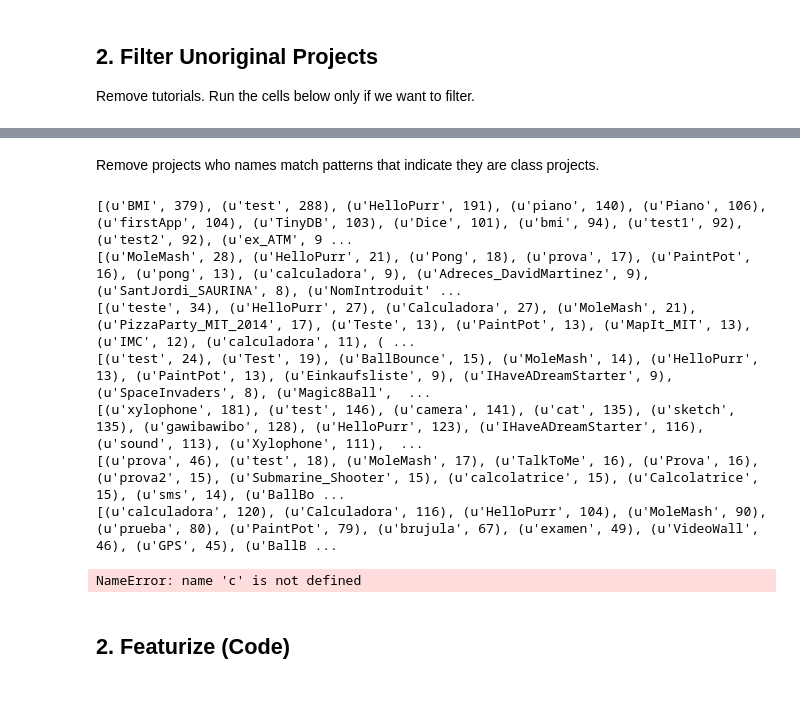
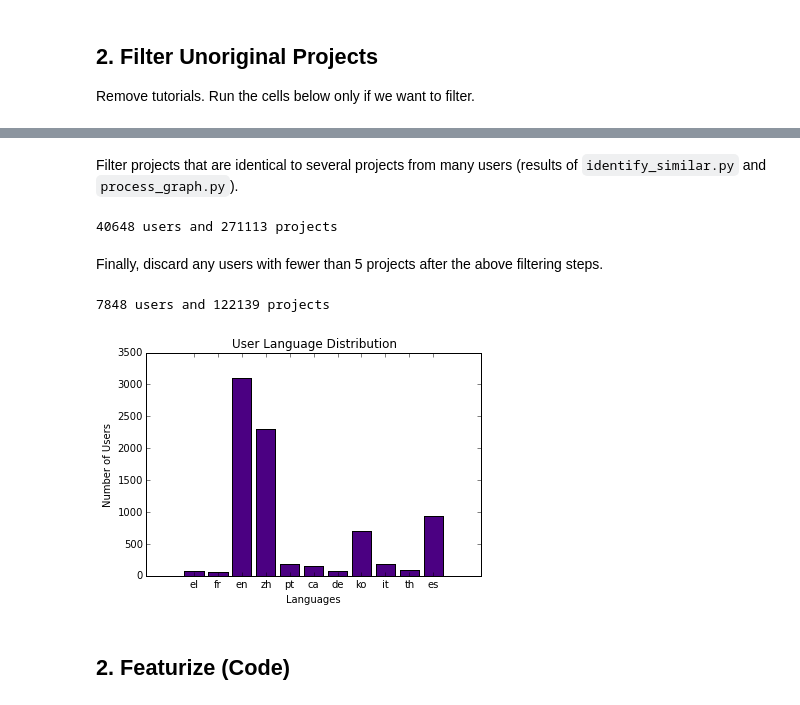
Before and after one commit to sravanareddy/appinventor, a Jupyter notebook: CodeLangClassify.ipynb, the cells around one changed output, grey strips where cells are left out. Cells and saved outputs as stored; diff of their text form; code cells hidden in the pictures.

Commit message:
filtering and classification code modifications

```diff
--- a/CodeLangClassify.ipynb
+++ b/CodeLangClassify.ipynb
@@ -100,39 +87,26 @@ Remove projects judged to be unoriginal by Eni's method. Run the cell below only
+# %% [markdown]
+Filter projects that are identical to several projects from many users (results of `identify_similar.py` and `process_graph.py`).
 # %%
-originals = ujson.load(open('user_original_projects.json'))
-blockcounts = user_project_filter(blockcounts, originals)
-othercounts = user_project_filter(othercounts, originals)
+hypnontutorials = ujson.load(open('user_hypnontutorial_projects.json'))
+blockcounts = user_project_filter(blockcounts, hypnontutorials)
+othercounts = user_project_filter(othercounts, hypnontutorials)
+print_datastats(blockcounts)
+# %% [output]
+40648 users and 271113 projects
-# %% [markdown]
-Remove projects who names match patterns that indicate they are class projects.
-# %%
-def most_common_names_by_lang(lang):
-    c = Counter()
-    for user in lang_users[lang]:
-        for projectname in projectnames[user]:
-            c[projectname.split('_', 2)[-1]]+=1
-    return c.most_common(50)
-
-for lang in ['zh', 'ca', 'pt', 'de', 'ko', 'it', 'es']:
-    print most_common_names_by_lang(lang)
-
-zh_examples = [entry for entry in c if 'ex_' in entry and c[entry] > 100]
-pt_examples = ['Calculadora', 'calculadora', 'DataEHora', 'Lista']
-ca_examples = ['CercleVersusPunt', 'Adreces_DavidMartinez', 'NomIntroduit', 'TallersSanJordi']
-de_examples = ['Taschenrechner', 'Einkaufsliste', 'Mehrwertsteuer',  'ZufallsgeneratorLayout']
-ko_examples = ['gawibawibo', 'ParisMapTour']
-it_examples = ['calcolatrice', 'traduttore']
-es_examples = ['prueba', 'brujula', 'examen', 'accelerometro', u'adivina_numero', 'Proyecto', 'Xilofono']
-
-lang_tutorials = set(zh_examples + pt_examples + ca_examples + de_examples + ko_examples + it_examples + es_examples)
-print len(lang_tutorials)
-# %% [output]
-[(u'BMI', 379), (u'test', 288), (u'HelloPurr', 191), (u'piano', 140), (u'Piano', 106), (u'firstApp', 104), (u'TinyDB', 103), (u'Dice', 101), (u'bmi', 94), (u'test1', 92), (u'test2', 92), (u'ex_ATM', 9 ...
-[(u'MoleMash', 28), (u'HelloPurr', 21), (u'Pong', 18), (u'prova', 17), (u'PaintPot', 16), (u'pong', 13), (u'calculadora', 9), (u'Adreces_DavidMartinez', 9), (u'SantJordi_SAURINA', 8), (u'NomIntroduit' ...
-[(u'teste', 34), (u'HelloPurr', 27), (u'Calculadora', 27), (u'MoleMash', 21), (u'PizzaParty_MIT_2014', 17), (u'Teste', 13), (u'PaintPot', 13), (u'MapIt_MIT', 13), (u'IMC', 12), (u'calculadora', 11), ( ...
-[(u'test', 24), (u'Test', 19), (u'BallBounce', 15), (u'MoleMash', 14), (u'HelloPurr', 13), (u'PaintPot', 13), (u'Einkaufsliste', 9), (u'IHaveADreamStarter', 9), (u'SpaceInvaders', 8), (u'Magic8Ball',  ...
-[(u'xylophone', 181), (u'test', 146), (u'camera', 141), (u'cat', 135), (u'sketch', 135), (u'gawibawibo', 128), (u'HelloPurr', 123), (u'IHaveADreamStarter', 116), (u'sound', 113), (u'Xylophone', 111),  ...
-[(u'prova', 46), (u'test', 18), (u'MoleMash', 17), (u'TalkToMe', 16), (u'Prova', 16), (u'prova2', 15), (u'Submarine_Shooter', 15), (u'calcolatrice', 15), (u'Calcolatrice', 15), (u'sms', 14), (u'BallBo ...
-[(u'calculadora', 120), (u'Calculadora', 116), (u'HelloPurr', 104), (u'MoleMash', 90), (u'prueba', 80), (u'PaintPot', 79), (u'brujula', 67), (u'examen', 49), (u'VideoWall', 46), (u'GPS', 45), (u'BallB ...
-NameError: name 'c' is not defined
+# %% [markdown]
+Finally, discard any users with fewer than 5 projects after the above filtering steps.
+# %%
+blockcounts = {user: blockcounts[user] for user in blockcounts if len(blockcounts[user])>=10}
+othercounts = {user: othercounts[user] for user in othercounts if len(othercounts[user])>=10}
+print_datastats(blockcounts)
+
+filtered_lang_users = {}
+for lang in lang_users:
+    filtered_lang_users[lang] = lang_users[lang].intersection(blockcounts)
+plot_langs(filtered_lang_users)
+# %% [output]
+7848 users and 122139 projects
+[figure, added]
 # %% [markdown]
 ## 2. Featurize (Code)
 # %%
```
Also changed, not shown: parts of 24 cells of this notebook, 4 other files.
